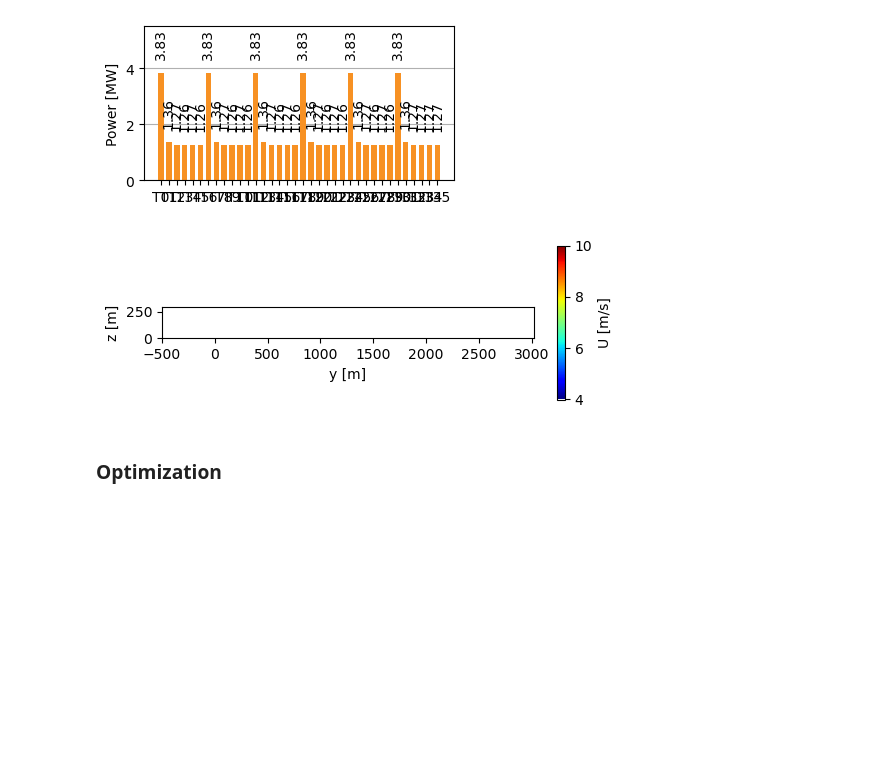
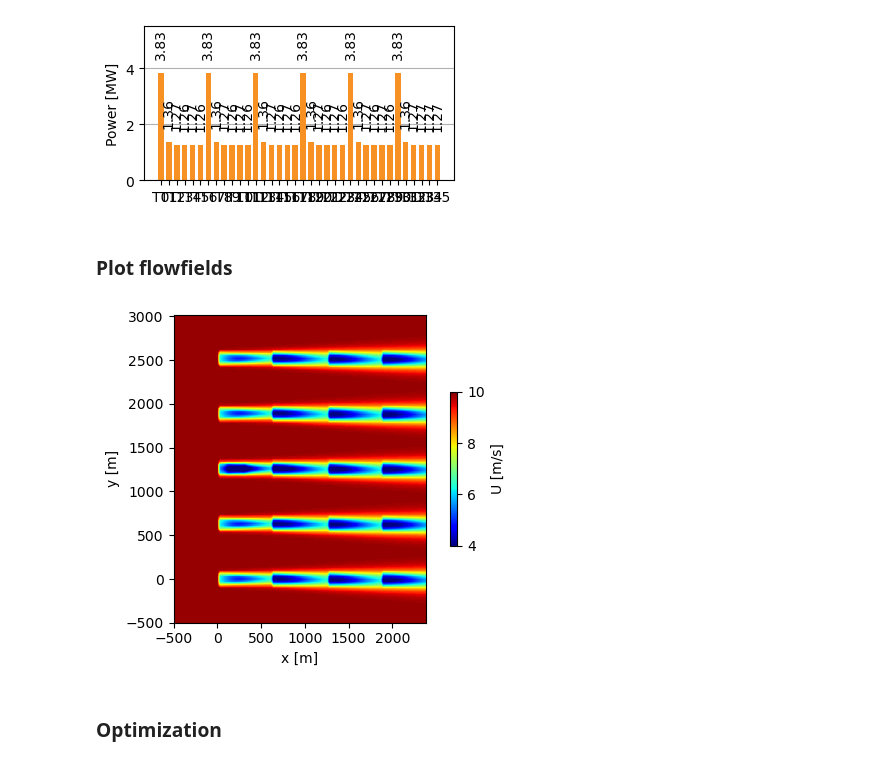
Before and after one commit to chrisosse/TouchWind_Optimization_Framework, a Jupyter notebook: framework_test.ipynb, the cells around one changed output. Cells and saved outputs as stored; diff of their text form; code cells hidden in the pictures; blank space fills up the shorter version.

```diff
--- a/framework_test.ipynb
+++ b/framework_test.ipynb
@@ -34,3 +35,6 @@ colors, colorgrad = viz.get_color_schemes()
+# %%
+model = CCM()
+ref_model = LES()
 # %% [markdown]
 ### Create case manager
 # %%
@@ -231,17 +135,13 @@ def plot_velocity_field(
-# %%
-model = CCM()
-
-model.reinitialize_farm(
-    custom_case_1.conditions,
-    custom_case_1.layout
-)
-
-plot_velocity_field(
-    model,
-    custom_case_1,
-)
-# %% [output]
-[figure, removed]
+# %% [markdown]
+### Plot flowfields
+# %%
+viz.plot_velocity_field(
+    model,
+    custom_case_1,
+    plane='Z',
+)
+# %% [output]
+[figure, added]
 # %% [markdown]
 ### Optimization
 # %%
```
Also changed, not shown: parts of 15 cells of this notebook, 6 other files.
